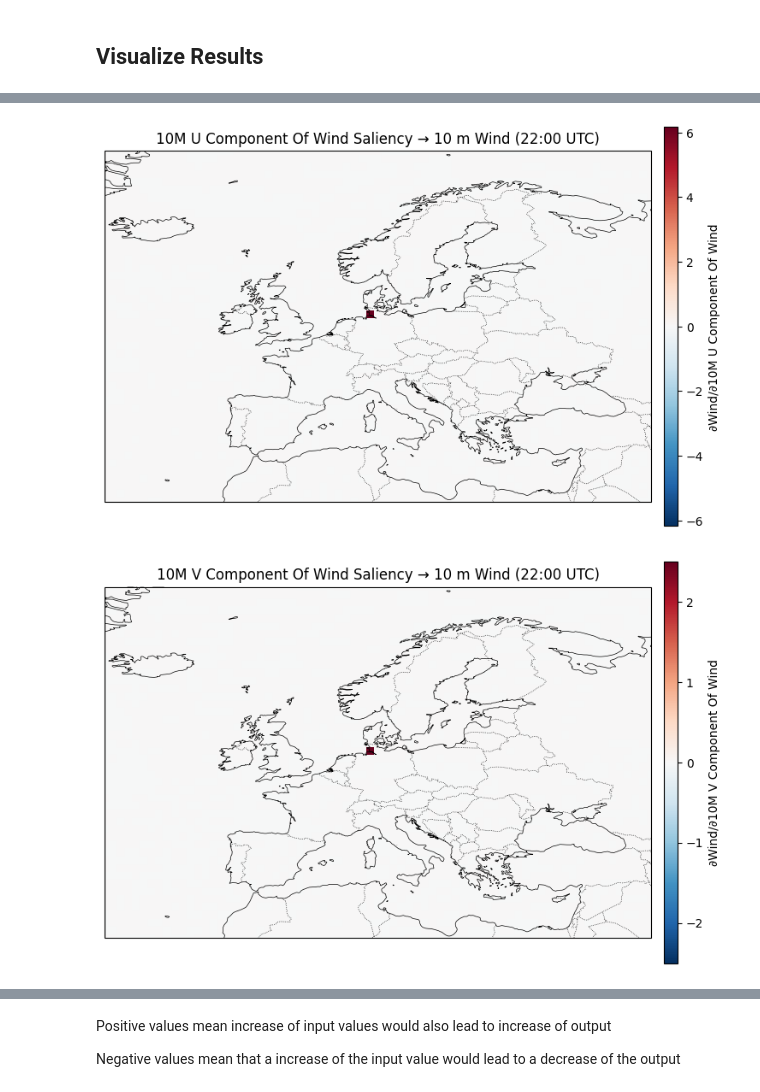
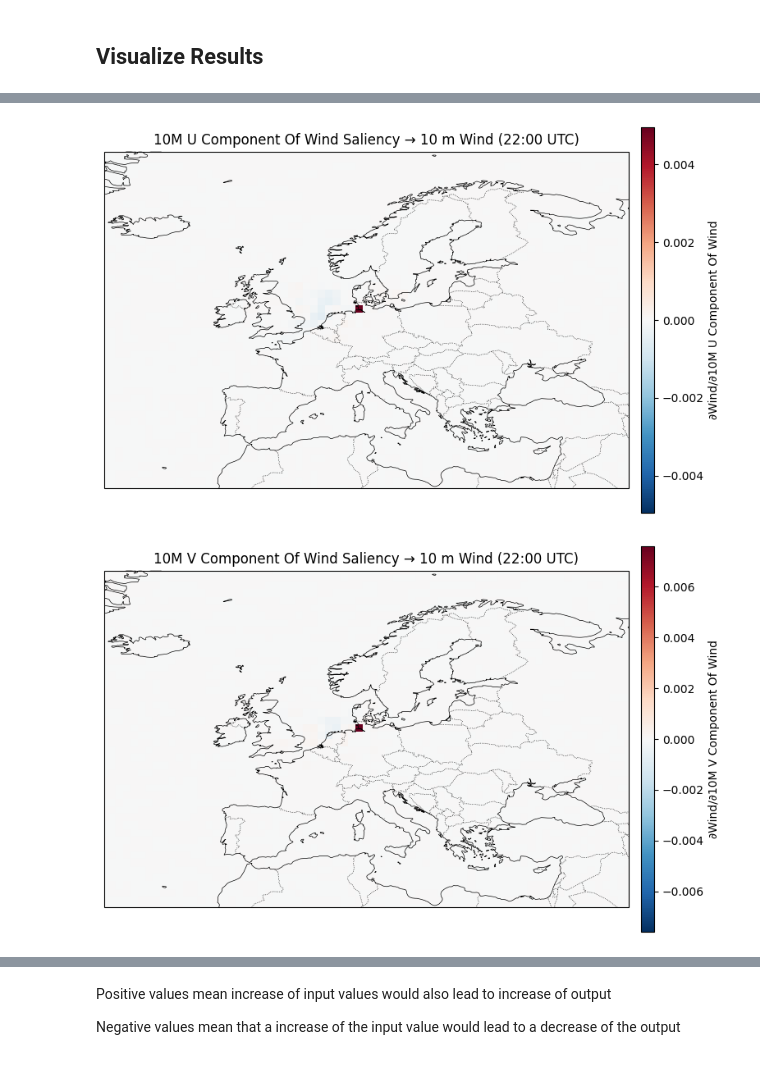
Before and after one commit to EStaELisa/graphcast-xai, a Jupyter notebook: jupiter_saliency_maps/gradients.ipynb, the cells around one changed output, grey strips where cells are left out. Saved outputs shown, nothing was run; the diff lists cells and outputs as text; code cells hidden in the pictures.

```diff
--- a/jupiter_saliency_maps/gradients.ipynb
+++ b/jupiter_saliency_maps/gradients.ipynb
@@ -163,17 +62,3 @@ sal_ds_grad_x_input = xr.open_dataset(saliency_path_grad_x_input)
 sal_ds_integrated_gradients = xr.open_dataset(saliency_path_integrated_gradients)
 
 input_ds = xr.open_dataset(input_path)
-# %%
-# Compute mean(|saliency|) for each feature
-scores = []
-for var in sal_ds_integrated_gradients.data_vars:
-    da = sal_ds_integrated_gradients[var]
-    # use built-in abs to get a DataArray of absolute values
-    mean_abs = float(abs(da).mean().item())   # .item() to get a Python float
-    scores.append((var, mean_abs))
-
-# Build a DataFrame and sort descending
-df = pd.DataFrame(scores, columns=["feature", "mean_abs_saliency"])
-df = df.sort_values("mean_abs_saliency", ascending=False).reset_index(drop=True)
-
-print(df)
@@ -428,5 +369,5 @@ for surf_var in [
     "total_precipitation_6hr",
     "mean_sea_level_pressure"
 ]:
-    plot_surface_saliency(sal_ds_integrated_gradients, input_ds, surf_var, time_index=-1)
+    plot_surface_saliency(sal_ds_integrated_gradients, input_ds, surf_var, time_index=-2)
 # %% [output]
@@ -434,2 +375,2 @@ for surf_var in [
-[figure, old version]
+[figure, new version]
-[figure, old version]
+[figure, new version]
```
Also changed, not shown: parts of 15 cells of this notebook, 2 other files.
